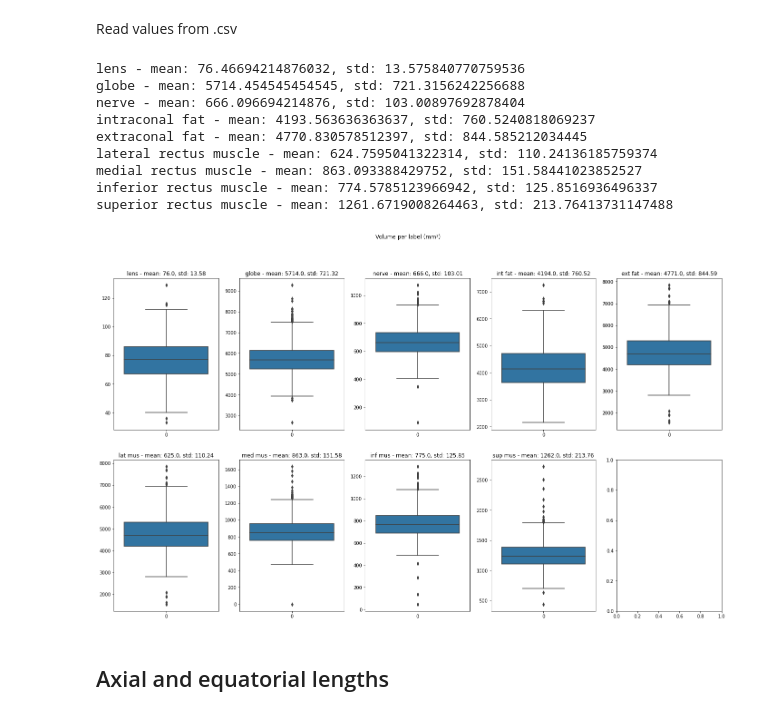
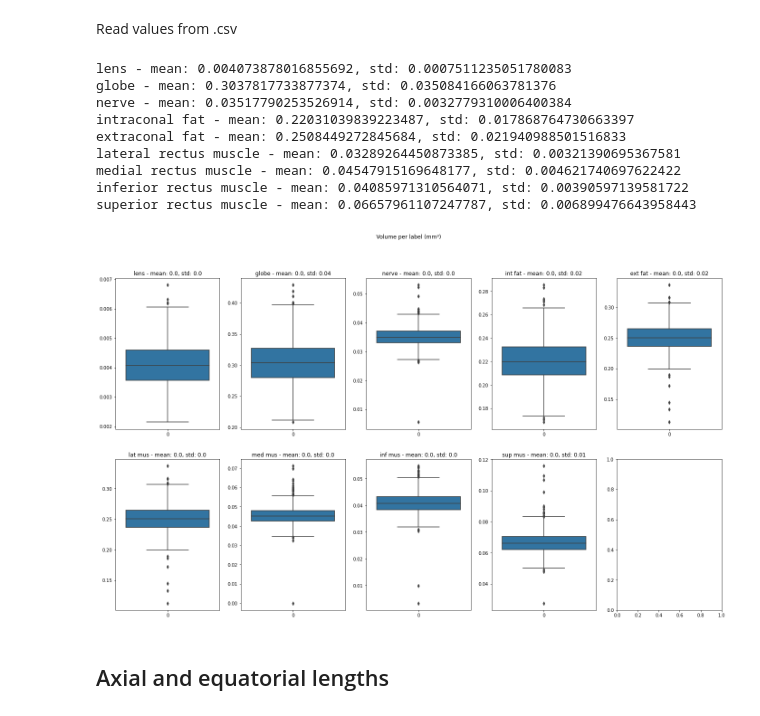
Before and after one commit to jaimebarran/a-eye_segmentation, a Jupyter notebook: deep_learning/3D_multilabel/extract_biometrics.ipynb, the cells around one changed output. Drawn from its saved outputs; the diff is of its cells as text; code cells hidden in the pictures.

Commit message:
normalize volumes - divide data by total volume of the eye per subject

```diff
--- a/deep_learning/3D_multilabel/extract_biometrics.ipynb
+++ b/deep_learning/3D_multilabel/extract_biometrics.ipynb
@@ -142,7 +146,7 @@ METHOD = 'reg'
 
 if METHOD=='reg':
     main_path = '/mnt/sda1/Repos/a-eye/Data/SHIP_dataset/'
-    filename = 'volumes_reg.csv'
+    filename = 'volumes_reg_norm.csv'
 elif METHOD=='dl':
     main_path = '/mnt/sda1/Repos/a-eye/a-eye_segmentation/3D_multilabel/experiment_0/'
     filename = 'volumes_dl.csv'
@@ -242,44 +246,44 @@ if fix_axis:
     # ax[1][0].set_xlim(x_axis)
     ax[1][0].set_ylim([1000, 8000])
 
 # medial rectus muscle
 ax[1][1].set_title(f'med mus - mean: {np.round(np.mean(vol_med_mus))}, std: {np.round(np.std(vol_med_mus), 2)}')
 graph_med_mus = sns.boxplot(df_vol['vol_med_mus'], ax=ax[1][1])
 # graph_med_mus.axhline(np.round(np.mean(vol_med_mus)), color='red')
 if fix_axis:
     # ax[1][1].set_xlim(x_axis)
     ax[1][1].set_ylim([400, 1500])
 
 # inferior rectus muscle
 ax[1][2].set_title(f'inf mus - mean: {np.round(np.mean(vol_inf_mus))}, std: {np.round(np.std(vol_inf_mus), 2)}')
 graph_med_mus = sns.boxplot(df_vol['vol_inf_mus'], ax=ax[1][2])
 # graph_med_mus.axhline(np.round(np.mean(vol_inf_mus)), color='red')
 if fix_axis:
     # ax[1][2].set_xlim(x_axis)
     ax[1][2].set_ylim([400, 1300])
 
 # superior rectus muscle
 ax[1][3].set_title(f'sup mus - mean: {np.round(np.mean(vol_sup_mus))}, std: {np.round(np.std(vol_sup_mus), 2)}')
 graph_med_mus = sns.boxplot(df_vol['vol_sup_mus'], ax=ax[1][3])
 # graph_med_mus.axhline(np.round(np.mean(vol_sup_mus)), color='red')
 if fix_axis:
     # ax[1][3].set_xlim(x_axis)
     ax[1][3].set_ylim([300, 2000])
 
 plt.show
 
-plt.savefig(main_path + filename.split('.')[0] + '_boxplot.png')
+plt.savefig(main_path + filename.split('.')[0] + '_boxplot_norm.png')
 # %% [output]
-lens - mean: 76.46694214876032, std: 13.575840770759536
-globe - mean: 5714.454545454545, std: 721.3156242256688
-nerve - mean: 666.096694214876, std: 103.00897692878404
-intraconal fat - mean: 4193.563636363637, std: 760.5240818069237
-extraconal fat - mean: 4770.830578512397, std: 844.585212034445
-lateral rectus muscle - mean: 624.7595041322314, std: 110.24136185759374
-medial rectus muscle - mean: 863.093388429752, std: 151.58441023852527
-inferior rectus muscle - mean: 774.5785123966942, std: 125.8516936496337
-superior rectus muscle - mean: 1261.6719008264463, std: 213.76413731147488
+lens - mean: 0.004073878016855692, std: 0.0007511235051780083
+globe - mean: 0.3037817733877374, std: 0.035084166063781376
+nerve - mean: 0.03517790253526914, std: 0.0032779310006400384
+intraconal fat - mean: 0.22031039839223487, std: 0.017868764730663397
+extraconal fat - mean: 0.2508449272845684, std: 0.021940988501516833
+lateral rectus muscle - mean: 0.03289264450873385, std: 0.00321390695367581
+medial rectus muscle - mean: 0.04547915169648177, std: 0.004621740697622422
+inferior rectus muscle - mean: 0.04085971310564071, std: 0.00390597139581722
+superior rectus muscle - mean: 0.06657961107247787, std: 0.006899476643958443
-[figure, old version]
+[figure, new version]
 # %% [markdown]
 ## Axial and equatorial lengths
 # %% [markdown]
```
Also changed, not shown: parts of 7 cells of this notebook.
